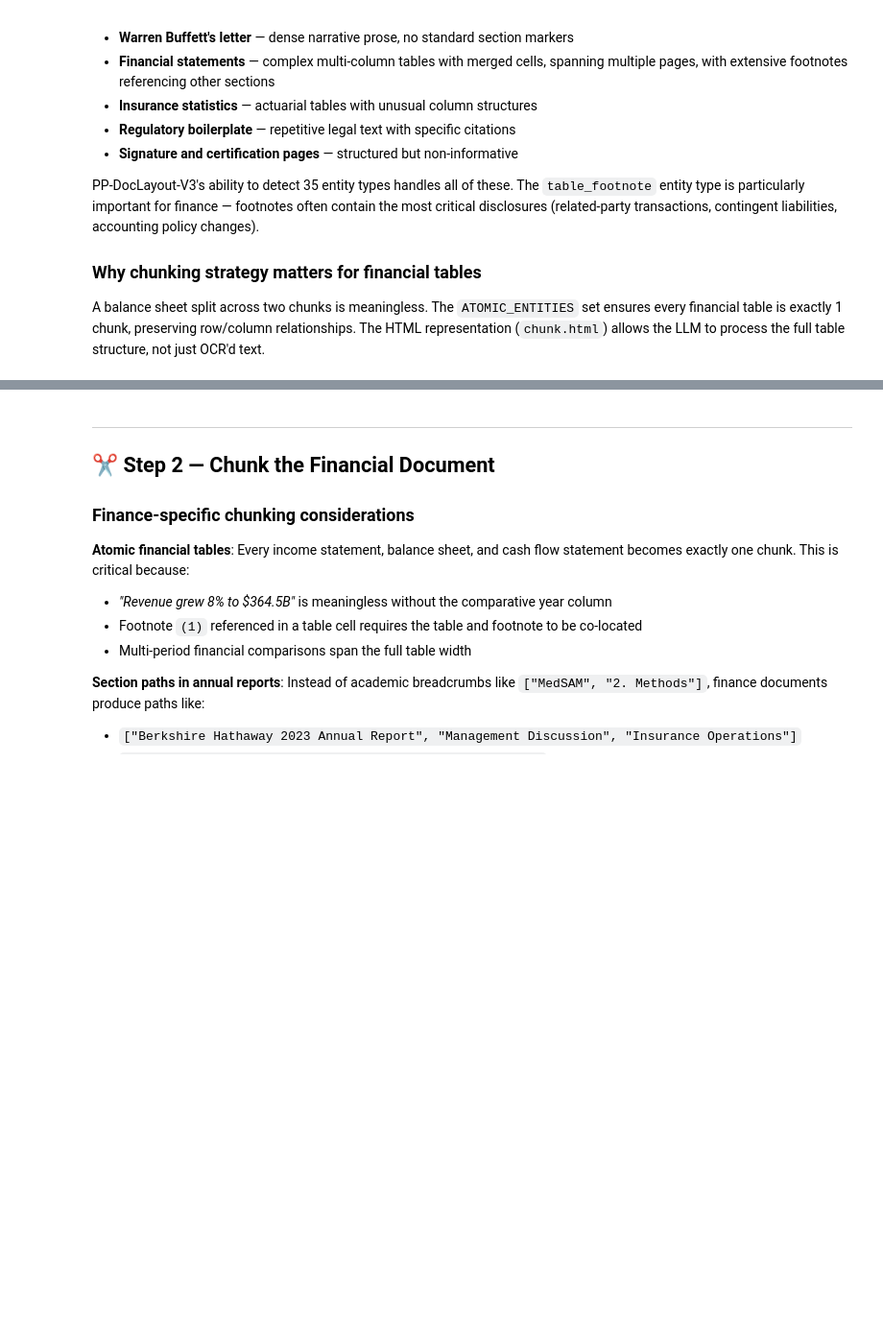
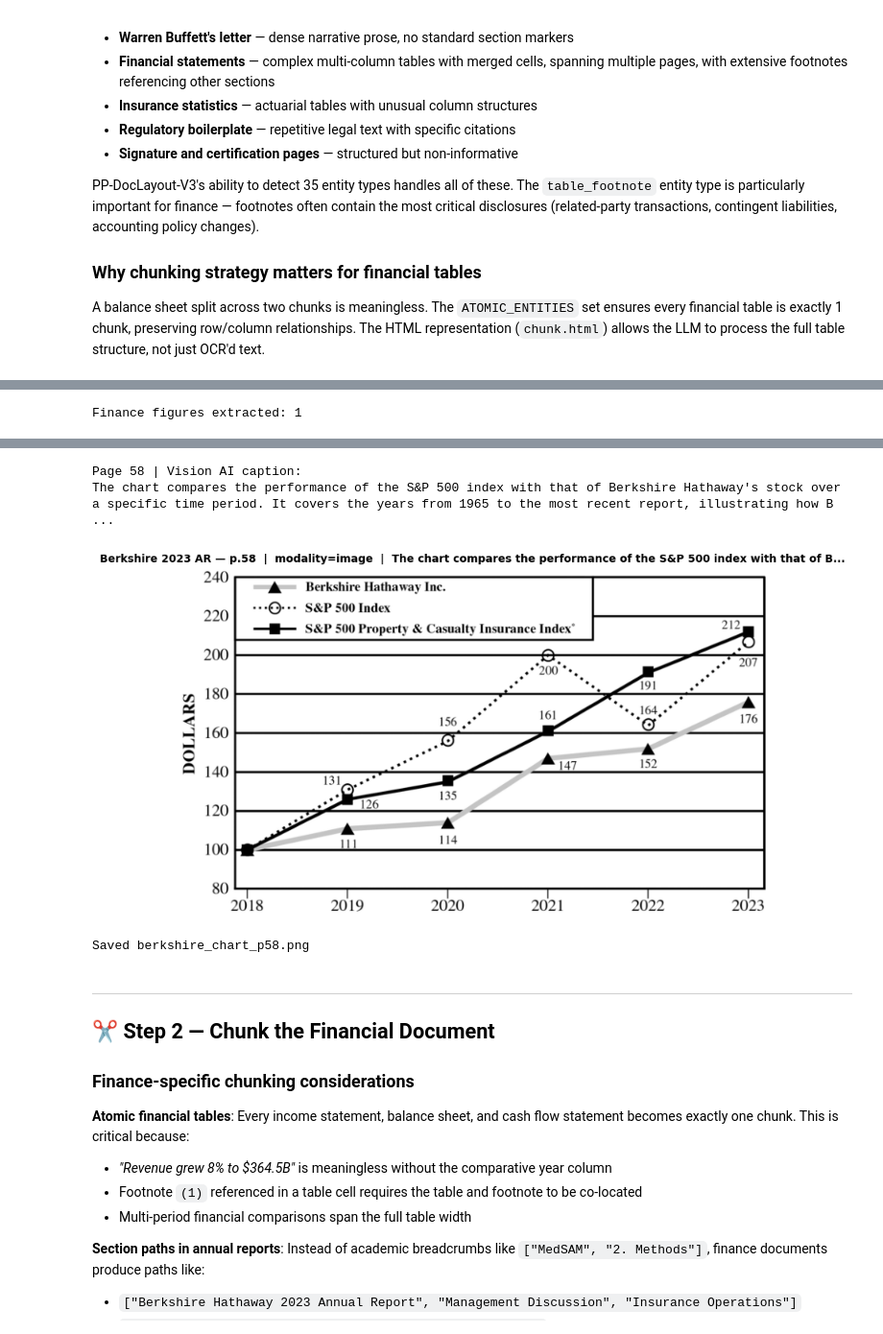
Before and after one commit to jndumu/Enhanced-Multimodel-Rag-Hackerton, a Jupyter notebook: notebooks/02_finance_berkshire_10k.ipynb, the cells around one changed output, grey strips where cells are left out. Shown at 96% size. Saved outputs shown, nothing was run; the diff lists cells and outputs as text; code cells hidden in the pictures; blank space fills up the shorter version.

```diff
--- a/notebooks/02_finance_berkshire_10k.ipynb
+++ b/notebooks/02_finance_berkshire_10k.ipynb
@@ -185,0 +198,66 @@ Sample elements (first 5):
+# %%
+import base64, asyncio, httpx, io
+import matplotlib.pyplot as plt
+from PIL import Image as PILImage
+
+figure_elements = [
+    e for e in parse_result.elements
+    if e.label.value == "figure"
+    and e.raw_image_b64
+    and e.bbox
+    and (e.bbox.x1 - e.bbox.x0) >= 40
+    and (e.bbox.y1 - e.bbox.y0) >= 40
+]
+print("Finance figures extracted: " + str(len(figure_elements)))
+
+async def describe_chart(img_b64):
+    try:
+        async with httpx.AsyncClient(timeout=45) as c:
+            r = await c.post(
+                settings.mesh_api_base_url + "/chat/completions",
+                headers={"Authorization": "Bearer " + settings.mesh_api_key},
+                json={
+                    "model": settings.vision_model,
+                    "messages": [{"role": "user", "content": [
+                        {"type": "text", "text": (
+                            "This is a financial chart from a Berkshire Hathaway annual report. "
+                            "Describe in 2-3 sentences: what is being compared, "
+                            "the time period covered, and the key takeaway for investors."
+                        )},
+                        {"type": "image_url", "image_url": {"url": "embedded-picture" + img_b64}}
+                    ]}],
+                    "max_tokens": 100,
+                }
+            )
+            if r.status_code == 200:
+                return r.json()["choices"][0]["message"]["content"].strip()
+            return "[status " + str(r.status_code) + "]"
+    except Exception as e:
+        return "[error: " + str(e)[:60] + "]"
+
+for elem in figure_elements:
+    caption = asyncio.get_event_loop().run_until_complete(describe_chart(elem.raw_image_b64))
+    print("")
+    print("Page " + str(elem.page) + " | Vision AI caption:")
+    print(caption)
+    print("")
+    raw_bytes = base64.b64decode(elem.raw_image_b64)
+    img = PILImage.open(io.BytesIO(raw_bytes))
+    fig, ax = plt.subplots(figsize=(13, 5))
+    ax.imshow(img)
+    ax.set_title(
+        "Berkshire 2023 AR — p." + str(elem.page) +
+        "  |  modality=image  |  " + caption[:70] + "...",
+        fontsize=10, fontweight="bold"
+    )
+    ax.axis("off")
+    plt.tight_layout()
+    out_name = "berkshire_chart_p" + str(elem.page) + ".png"
+    plt.savefig(out_name, dpi=120, bbox_inches="tight")
+    plt.show()
+    print("Saved " + out_name)
+
+if not figure_elements:
+    print("No figure chunks found in this PDF")
+# %% [output]
+Finance figures extracted: 1
@@ -186,3 +265,7 @@ Sample elements (first 5):
+Page 58 | Vision AI caption:
+The chart compares the performance of the S&P 500 index with that of Berkshire Hathaway's stock over a specific time period. It covers the years from 1965 to the most recent report, illustrating how B ...
+[figure, added]
+Saved berkshire_chart_p58.png
 # %% [markdown]
 ---
 ## ✂️ Step 2 — Chunk the Financial Document
```
Also changed, not shown: parts of 11 cells of this notebook, 2 other files.
